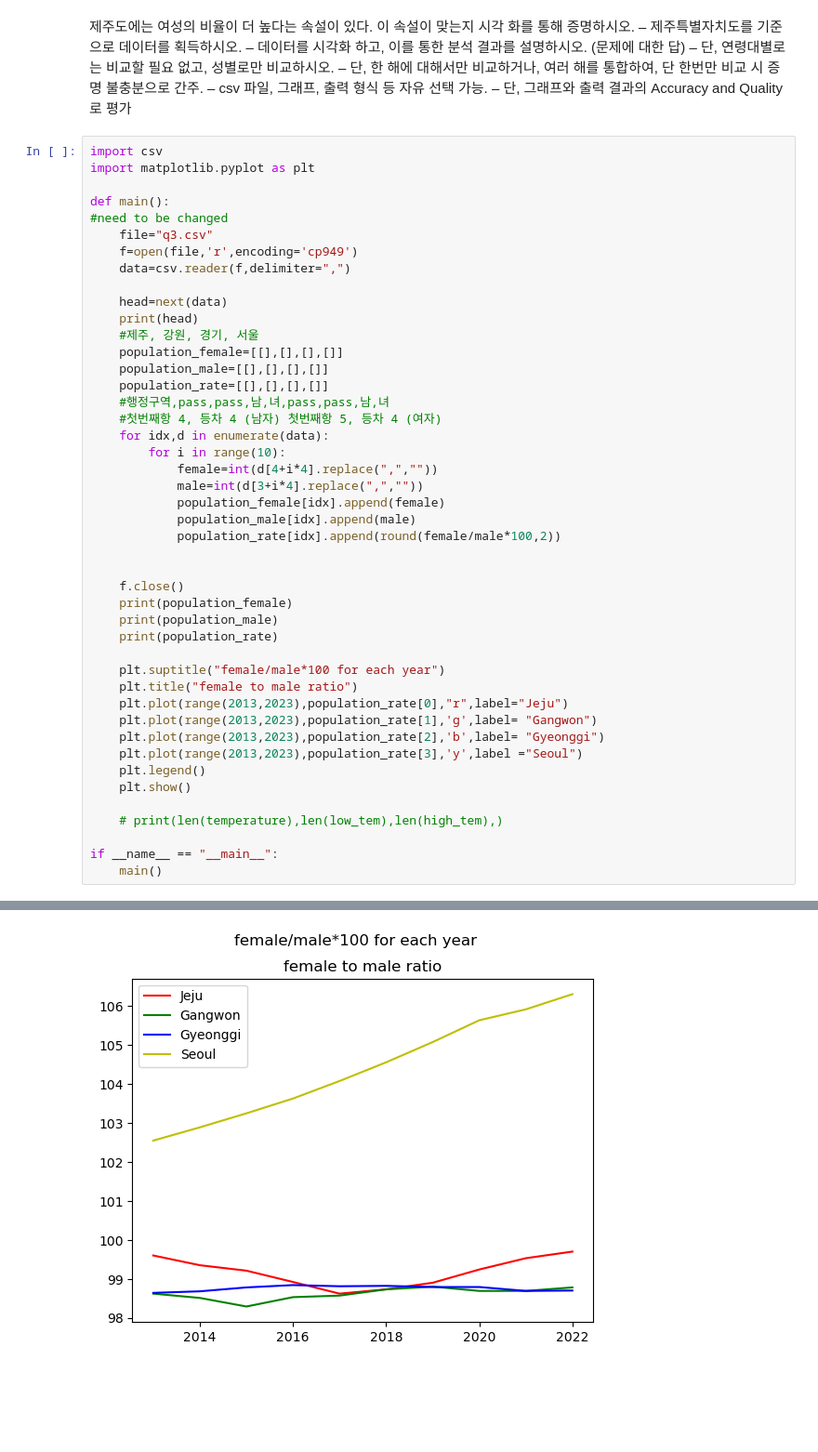
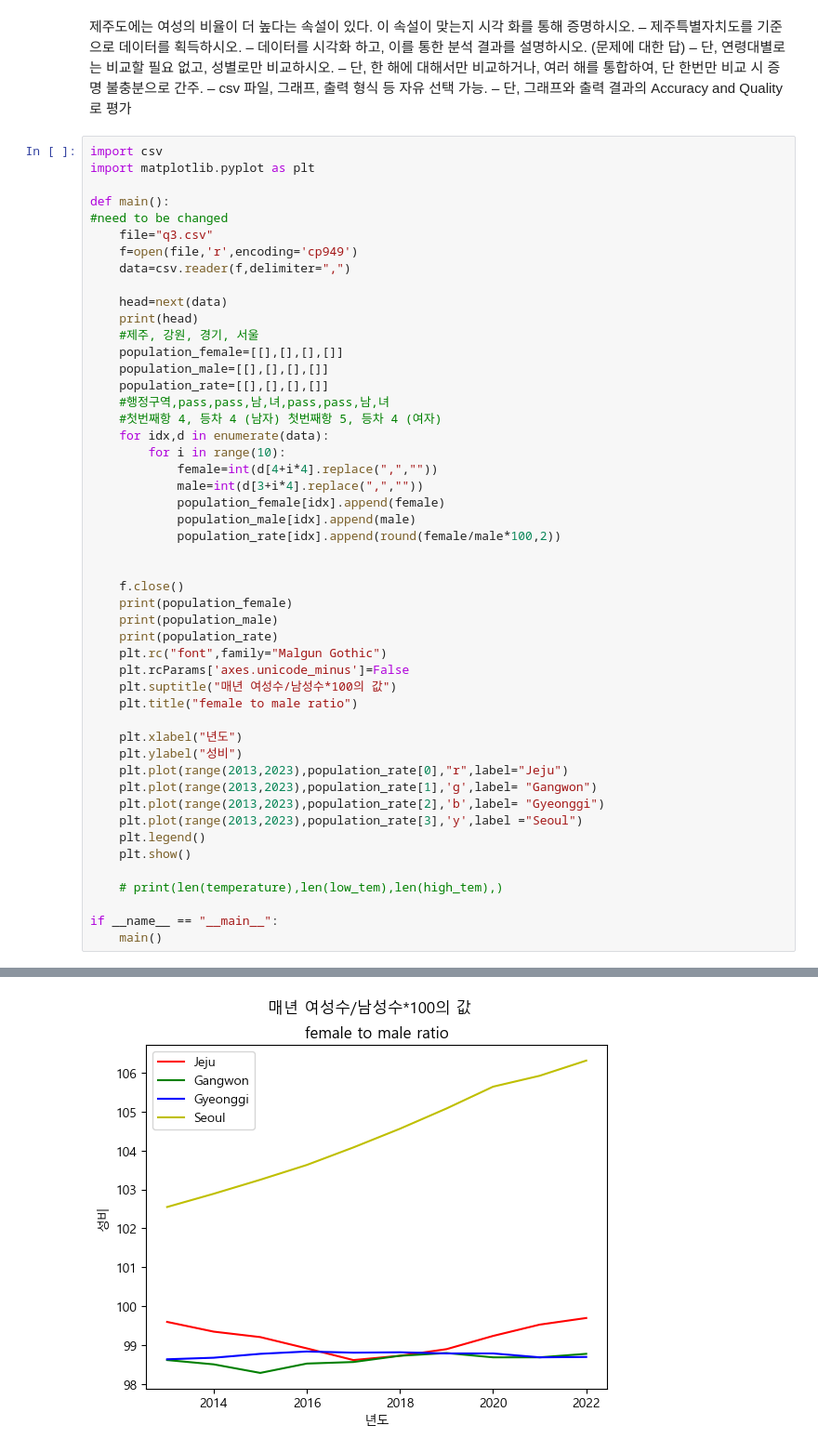
Before and after one commit to Spstars/HW6_your_initial, a Jupyter notebook: q3/q3.ipynb, the cells around one changed output, grey strips where cells are left out. Shown at 93% size. Drawn from its saved outputs; the diff is of its cells as text; blank space fills up the shorter version.

```diff
--- a/q3/q3.ipynb
+++ b/q3/q3.ipynb
@@ -29,36 +29,40 @@ def main():
     for idx,d in enumerate(data):
         for i in range(10):
             female=int(d[4+i*4].replace(",",""))
             male=int(d[3+i*4].replace(",",""))
             population_female[idx].append(female)
             population_male[idx].append(male)
             population_rate[idx].append(round(female/male*100,2))
 
 
     f.close()
     print(population_female)
     print(population_male)
     print(population_rate)
+    plt.rc("font",family="Malgun Gothic")
+    plt.rcParams['axes.unicode_minus']=False
+    plt.suptitle("매년 여성수/남성수*100의 값")
+    plt.title("female to male ratio")
 
-    plt.suptitle("female/male*100 for each year")
-    plt.title("female to male ratio")
+    plt.xlabel("년도")
+    plt.ylabel("성비")
     plt.plot(range(2013,2023),population_rate[0],"r",label="Jeju")
     plt.plot(range(2013,2023),population_rate[1],'g',label= "Gangwon")
     plt.plot(range(2013,2023),population_rate[2],'b',label= "Gyeonggi")
     plt.plot(range(2013,2023),population_rate[3],'y',label ="Seoul")
     plt.legend()
     plt.show()
 
     # print(len(temperature),len(low_tem),len(high_tem),)
 
 if __name__ == "__main__":
     main()
 # %% [output]
 ['행정구역', '2013년_총인구수', '2013년_세대수', '2013년_남자 인구수', '2013년_여자 인구수', '2014년_총인구수', '2014년_세대수', '2014년_남자 인구수', '2014년_여자 인구수', '2015년_총인구수', '2015년_세대수', '2015년_남자 인구수', '2015년_여자 인구수', '2016년_총인구수',  ...
 [[296302, 302690, 310967, 319052, 326260, 331472, 333644, 336026, 337582, 338569], [765765, 766435, 768073, 769660, 769507, 766596, 766116, 766335, 764160, 763551], [6075437, 6138017, 6222794, 6321327 ...
 [[297504, 304656, 313428, 322545, 330823, 335719, 337345, 338609, 339177, 339590], [776498, 778007, 781434, 781146, 780635, 776456, 775386, 776505, 774332, 772947], [6159193, 6219813, 6299812, 6395453 ...
 [[99.6, 99.35, 99.21, 98.92, 98.62, 98.73, 98.9, 99.24, 99.53, 99.7], [98.62, 98.51, 98.29, 98.53, 98.57, 98.73, 98.8, 98.69, 98.69, 98.78], [98.64, 98.68, 98.78, 98.84, 98.81, 98.82, 98.79, 98.79, 98 ...
-[figure, old version]
+[figure, new version]
 # %% [markdown]
 최근에 와서는 서울이 가장 여초이며, jeju의 ratio가 100을 넘지 못하는 것은 제주도의 남자가 여자보다 많음을 의미한다.
 [99.6, 99.35, 99.21, 98.92, 98.62, 98.73, 98.9, 99.24, 99.53, 99.7] 는 2013-2022 10년간 여자수/남자수*100을 한 값인데, 여자가 남자보다 많았다면, 이 값이 100을 넘겨야한다.
```
Also changed, not shown: parts of 1 cell of this notebook, 4 other files.
